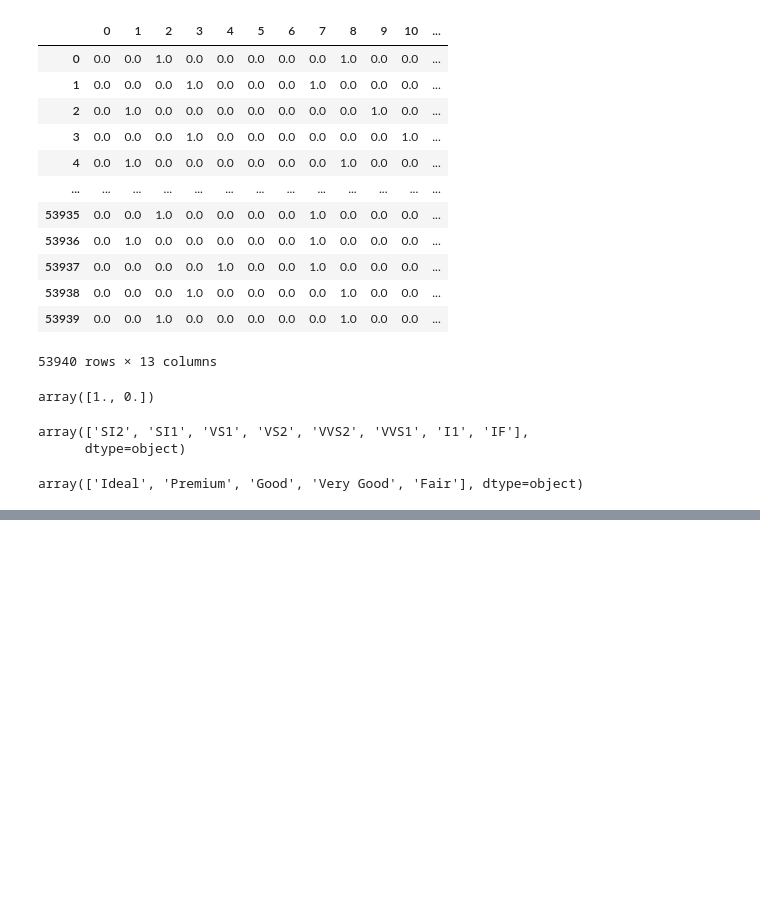
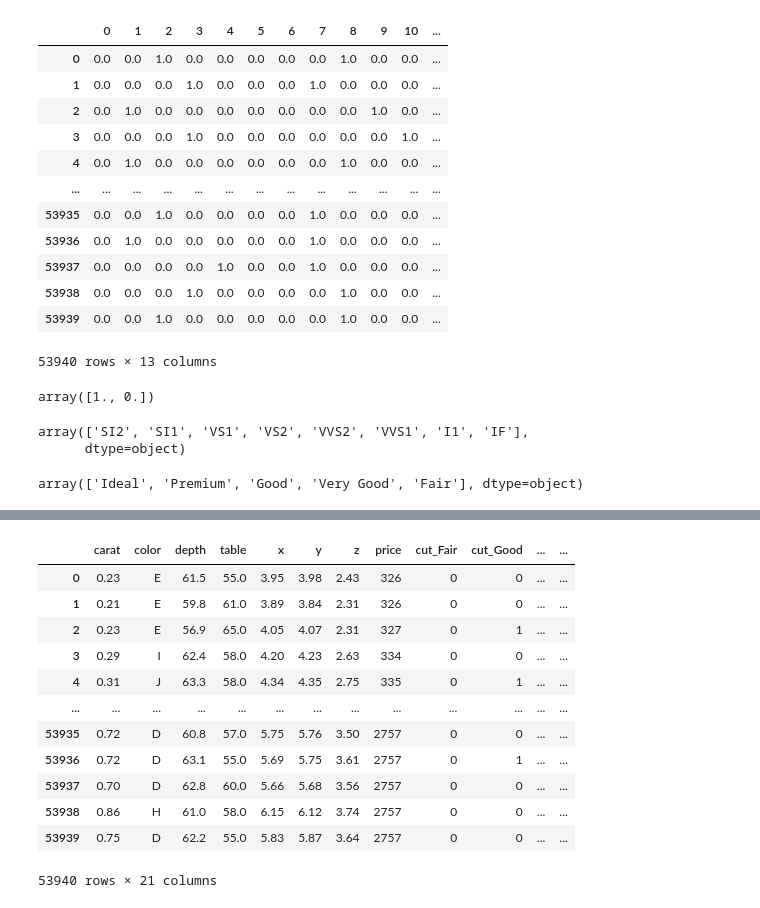
Before and after one commit to Yugesh-003/ML-lab, a Jupyter notebook: 5_multi_linear_reg_with_one_hot.ipynb, the cells around one changed output, grey strips where cells are left out. Cells and saved outputs as stored; diff of their text form; code cells hidden in the pictures; blank space fills up the shorter version.

```diff
--- a/5_multi_linear_reg_with_one_hot.ipynb
+++ b/5_multi_linear_reg_with_one_hot.ipynb
@@ -138,0 +354,29 @@ print(df_encoded.head())
+# %%
+from pandas.api.types import CategoricalDtype
+
+# Define ordered categories
+cut_order = CategoricalDtype(categories=['Fair', 'Good', 'Very Good', 'Premium', 'Ideal'], ordered=True)
+clarity_order = CategoricalDtype(categories=['I1', 'SI2', 'SI1', 'VS2', 'VS1', 'VVS2', 'VVS1', 'IF'], ordered=True)
+
+# Apply to DataFrame
+df['cut'] = df['cut'].astype(cut_order)
+df['clarity'] = df['clarity'].astype(clarity_order)
+
+# Now one-hot encode
+df_encoded = pd.get_dummies(df, columns=['cut', 'clarity'], prefix=['cut', 'clarity'])
+# %%
+df_encoded
+# %% [output]
+|  | carat | color | depth | table | x | y | z | price | cut_Fair | cut_Good | ... | ... |
+| 0 | 0.23 | E | 61.5 | 55.0 | 3.95 | 3.98 | 2.43 | 326 | 0 | 0 | ... | ... |
+| 1 | 0.21 | E | 59.8 | 61.0 | 3.89 | 3.84 | 2.31 | 326 | 0 | 0 | ... | ... |
+| 2 | 0.23 | E | 56.9 | 65.0 | 4.05 | 4.07 | 2.31 | 327 | 0 | 1 | ... | ... |
+| 3 | 0.29 | I | 62.4 | 58.0 | 4.20 | 4.23 | 2.63 | 334 | 0 | 0 | ... | ... |
+| 4 | 0.31 | J | 63.3 | 58.0 | 4.34 | 4.35 | 2.75 | 335 | 0 | 1 | ... | ... |
+| ... | ... | ... | ... | ... | ... | ... | ... | ... | ... | ... | ... | ... |
+| 53935 | 0.72 | D | 60.8 | 57.0 | 5.75 | 5.76 | 3.50 | 2757 | 0 | 0 | ... | ... |
+| 53936 | 0.72 | D | 63.1 | 55.0 | 5.69 | 5.75 | 3.61 | 2757 | 0 | 1 | ... | ... |
+| 53937 | 0.70 | D | 62.8 | 60.0 | 5.66 | 5.68 | 3.56 | 2757 | 0 | 0 | ... | ... |
+| 53938 | 0.86 | H | 61.0 | 58.0 | 6.15 | 6.12 | 3.74 | 2757 | 0 | 0 | ... | ... |
+| 53939 | 0.75 | D | 62.2 | 55.0 | 5.83 | 5.87 | 3.64 | 2757 | 0 | 0 | ... | ... |
+53940 rows × 21 columns
```
Also changed, not shown: parts of 29 cells of this notebook, 7 other files.
